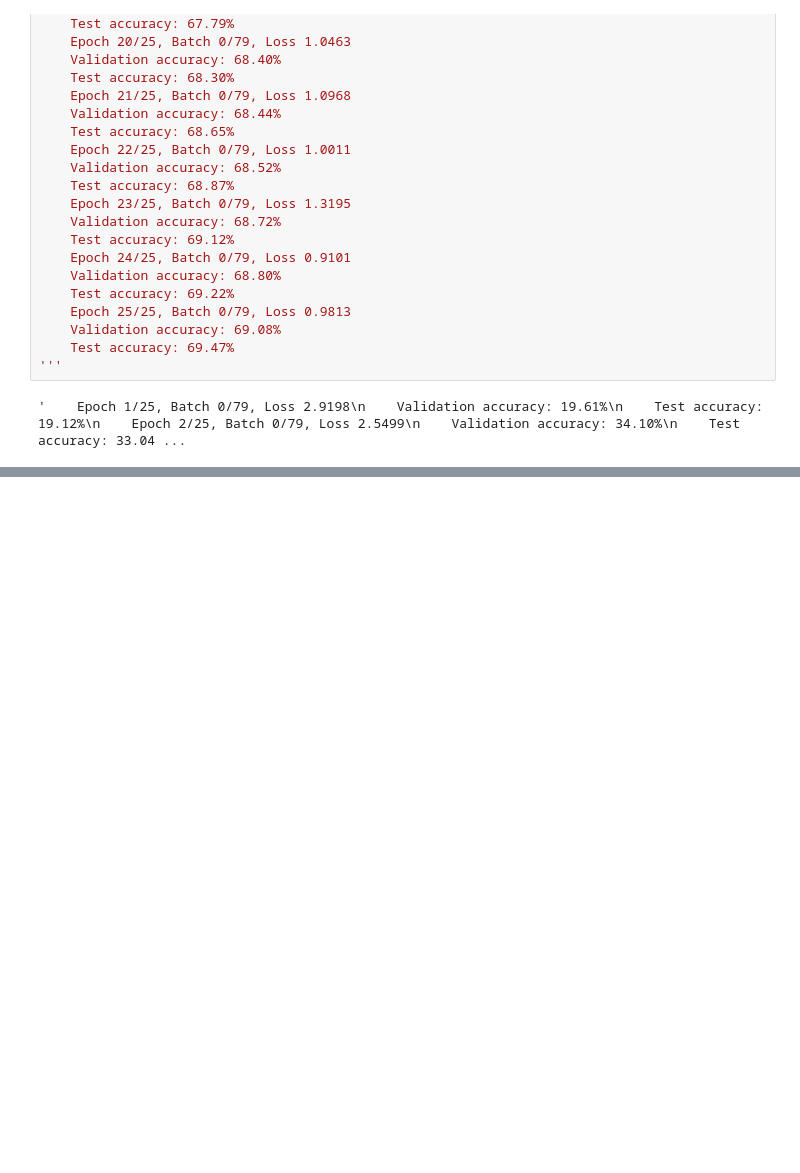
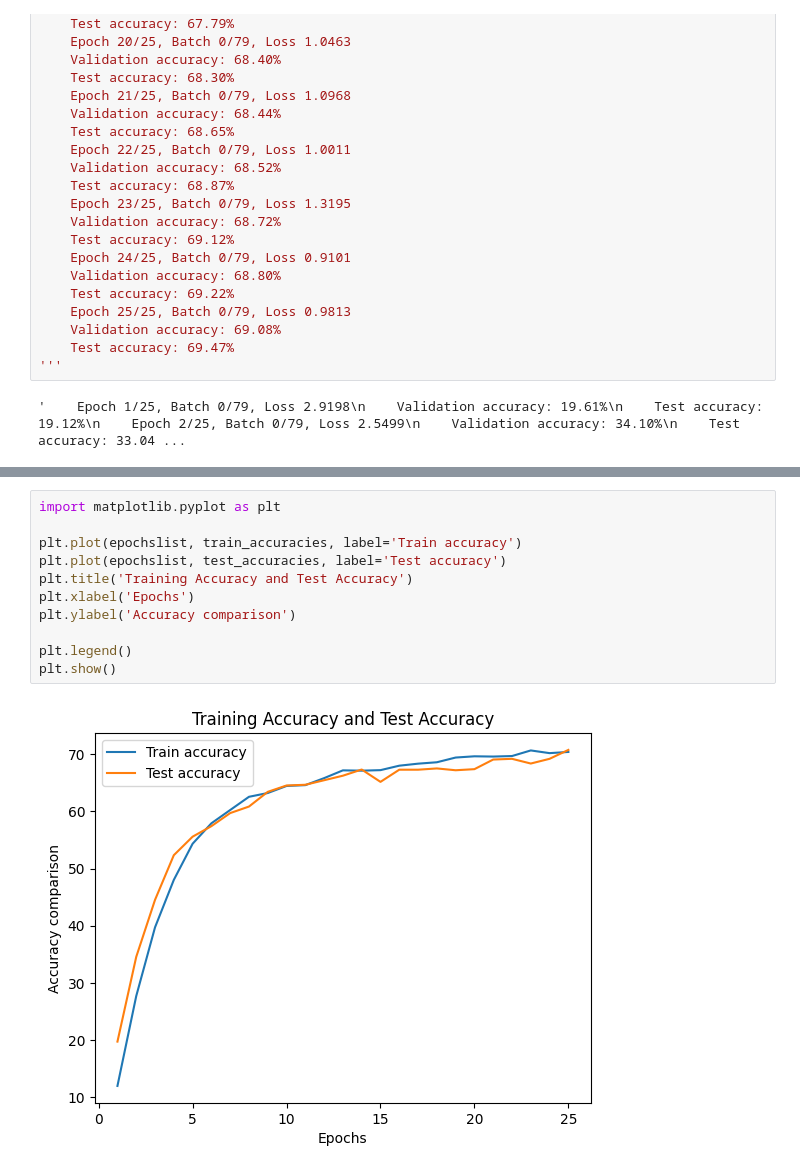
Before and after one commit to visnunathan8/Flower-Classification-using-CNN, a Jupyter notebook: TL-RESNET18_D3_tqdm.ipynb, the cells around one changed output, grey strips where cells are left out. Saved outputs shown, nothing was run; the diff lists cells and outputs as text; blank space fills up the shorter version.

```diff
--- a/TL-RESNET18_D3_tqdm.ipynb
+++ b/TL-RESNET18_D3_tqdm.ipynb
@@ -317,0 +503,13 @@ Epoch 12/25, Train Loss: 1.3388, Train Accuracy: 65.92%, Val Accuracy: 65.06%, T
+# %%
+import matplotlib.pyplot as plt
+
+plt.plot(epochslist, train_accuracies, label='Train accuracy')
+plt.plot(epochslist, test_accuracies, label='Test accuracy')
+plt.title('Training Accuracy and Test Accuracy')
+plt.xlabel('Epochs')
+plt.ylabel('Accuracy comparison')
+
+plt.legend()
+plt.show()
+# %% [output]
+[figure, added]
```
Also changed, not shown: parts of 13 cells of this notebook.
